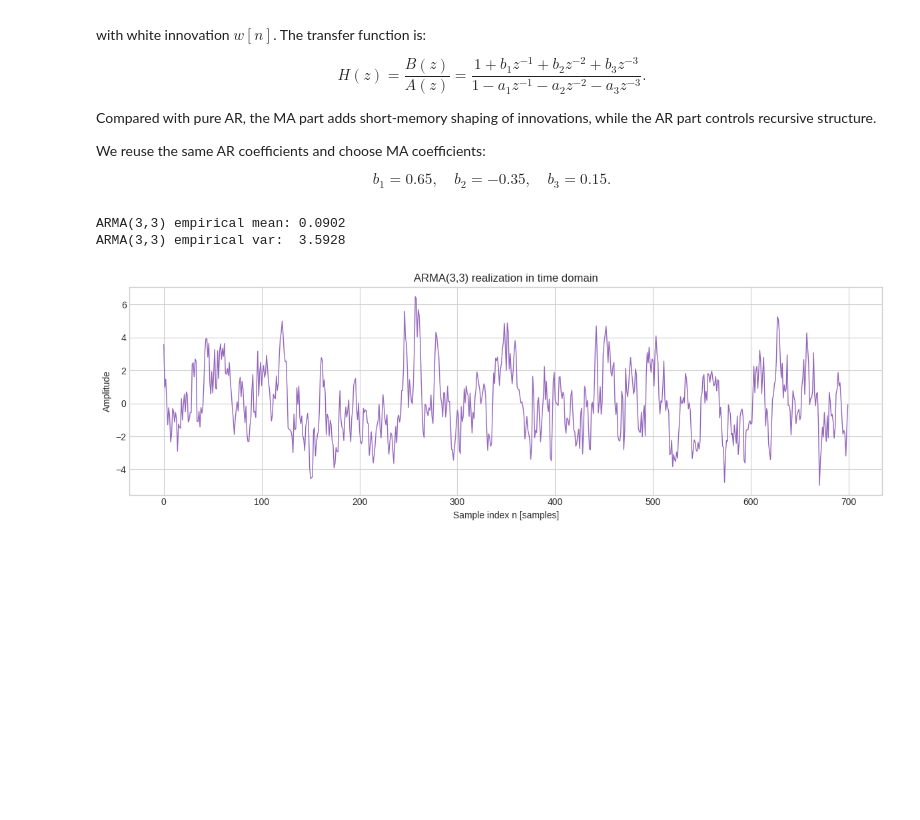
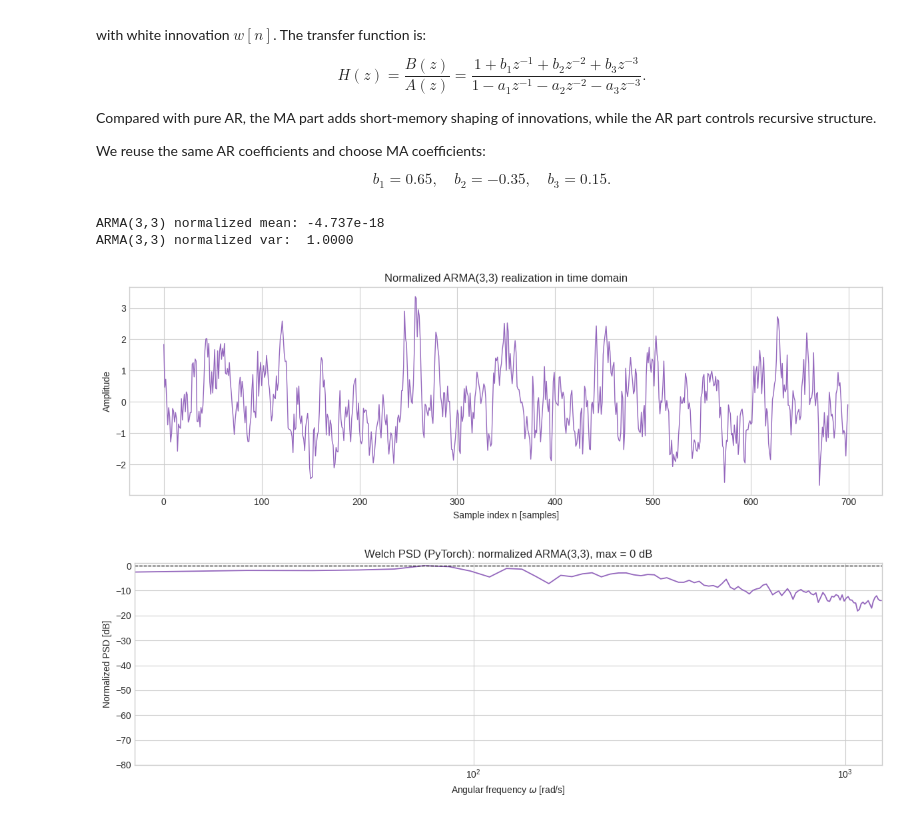
Before and after one commit to AlmondSund/RandomSignalsTheory, a Jupyter notebook: quiz/quiz.ipynb, the cells around one changed output. Drawn from its saved outputs; the diff is of its cells as text; code cells hidden in the pictures; blank space fills up the shorter version.

```diff
--- a/quiz/quiz.ipynb
+++ b/quiz/quiz.ipynb
@@ -323,37 +582,73 @@ $$b_1 = 0.65, \quad b_2 = -0.35, \quad b_3 = 0.15.$$
 # %%
 num_samples_arma33: int = 3000  # Output length [samples]
 noise_std_arma33: float = 1.0  # Innovation standard deviation
 ar_coeffs_arma33: tuple[float, float, float] = (0.55, 0.2625, -0.084375)
 ma_coeffs_arma33: tuple[float, float, float] = (0.65, -0.35, 0.15)
 
 x_arma33: NDArray[np.float64] = simulate_arma33(
     num_samples=num_samples_arma33,
     ar_coeffs=ar_coeffs_arma33,
     ma_coeffs=ma_coeffs_arma33,
     noise_std=noise_std_arma33,
     burn_in_samples=600,
     random_seed=999,
 )
 
-print(f"ARMA(3,3) empirical mean: {np.mean(x_arma33):.4f}")
-print(f"ARMA(3,3) empirical var:  {np.var(x_arma33, ddof=0):.4f}")
+# Normalize the ARMA(3,3) realization for consistent time-domain and PSD scaling.
+x_arma33_norm: NDArray[np.float64] = normalize_process_unit_variance(x_arma33)
+
+print(f"ARMA(3,3) normalized mean: {np.mean(x_arma33_norm):+.3e}")
+print(f"ARMA(3,3) normalized var:  {np.var(x_arma33_norm, ddof=0):.4f}")
 
 segment_samples_arma: int = 700
 n_arma: NDArray[np.int64] = np.arange(num_samples_arma33, dtype=np.int64)
 
 fig, ax = plt.subplots(figsize=(12, 4))
 ax.plot(
     n_arma[:segment_samples_arma],
-    x_arma33[:segment_samples_arma],
+    x_arma33_norm[:segment_samples_arma],
     color="tab:purple",
     linewidth=1.0,
 )
-ax.set_title("ARMA(3,3) realization in time domain")
+ax.set_title("Normalized ARMA(3,3) realization in time domain")
 ax.set_xlabel("Sample index n [samples]")
 ax.set_ylabel("Amplitude")
 plt.tight_layout()
 plt.show()
+
+# Estimate and plot PSD of normalized ARMA(3,3) realization using torch-based Welch.
+welch_segment_arma33_samples: int = 512
+welch_overlap_arma33_samples: int = 256
+freq_arma33_psd_hz, psd_arma33_power_per_hz = welch_psd_torch(
+    signal_samples=x_arma33_norm,
+    sample_rate_hz=sample_rate_hz,
+    segment_length_samples=welch_segment_arma33_samples,
+    overlap_samples=welch_overlap_arma33_samples,
+)
+omega_arma33_rad_s, psd_arma33_db = prepare_psd_db_for_omega_band(
+    freq_hz=freq_arma33_psd_hz,
+    psd_power_per_hz=psd_arma33_power_per_hz,
+    omega_max_rad_s=omega_plot_limit_rad_s,
+)
+
+fig, ax = plt.subplots(figsize=(12, 4))
+ax.plot(
+    omega_arma33_rad_s,
+    psd_arma33_db,
+    color="tab:purple",
+    linewidth=1.3,
+)
+ax.set_xscale("log")
+ax.axhline(0.0, color="black", linestyle="--", linewidth=0.9)
+ax.set_title("Welch PSD (PyTorch): normalized ARMA(3,3), max = 0 dB")
+ax.set_xlabel(r"Angular frequency $\omega$ [rad/s]")
+ax.set_ylabel("Normalized PSD [dB]")
+ax.set_xlim(float(np.min(omega_arma33_rad_s)), omega_plot_limit_rad_s)
+ax.set_ylim(-80.0, 1.0)
+plt.tight_layout()
+plt.show()
 # %% [output]
-ARMA(3,3) empirical mean: 0.0902
-ARMA(3,3) empirical var:  3.5928
+ARMA(3,3) normalized mean: -4.737e-18
+ARMA(3,3) normalized var:  1.0000
-[figure, old version]
+[figure, new version]
+[figure, added]
```
Also changed, not shown: parts of 3 cells of this notebook.
